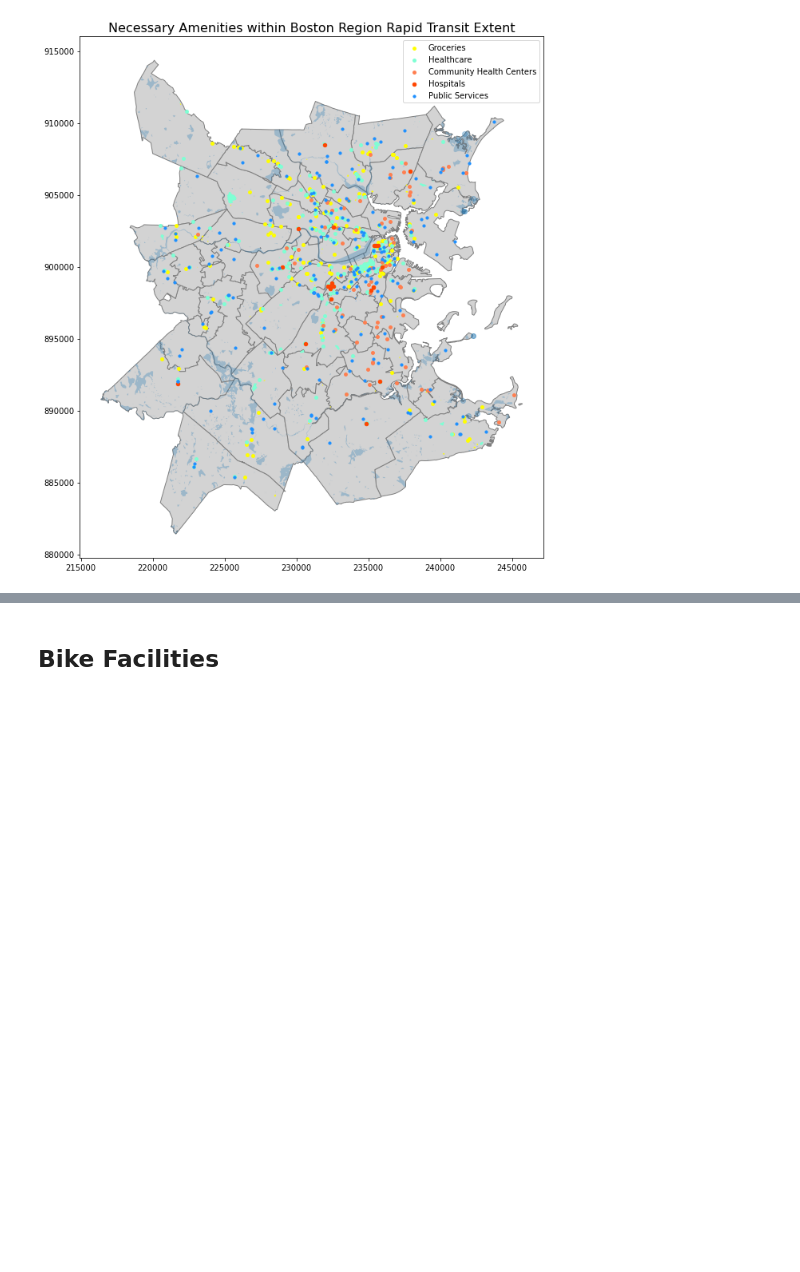
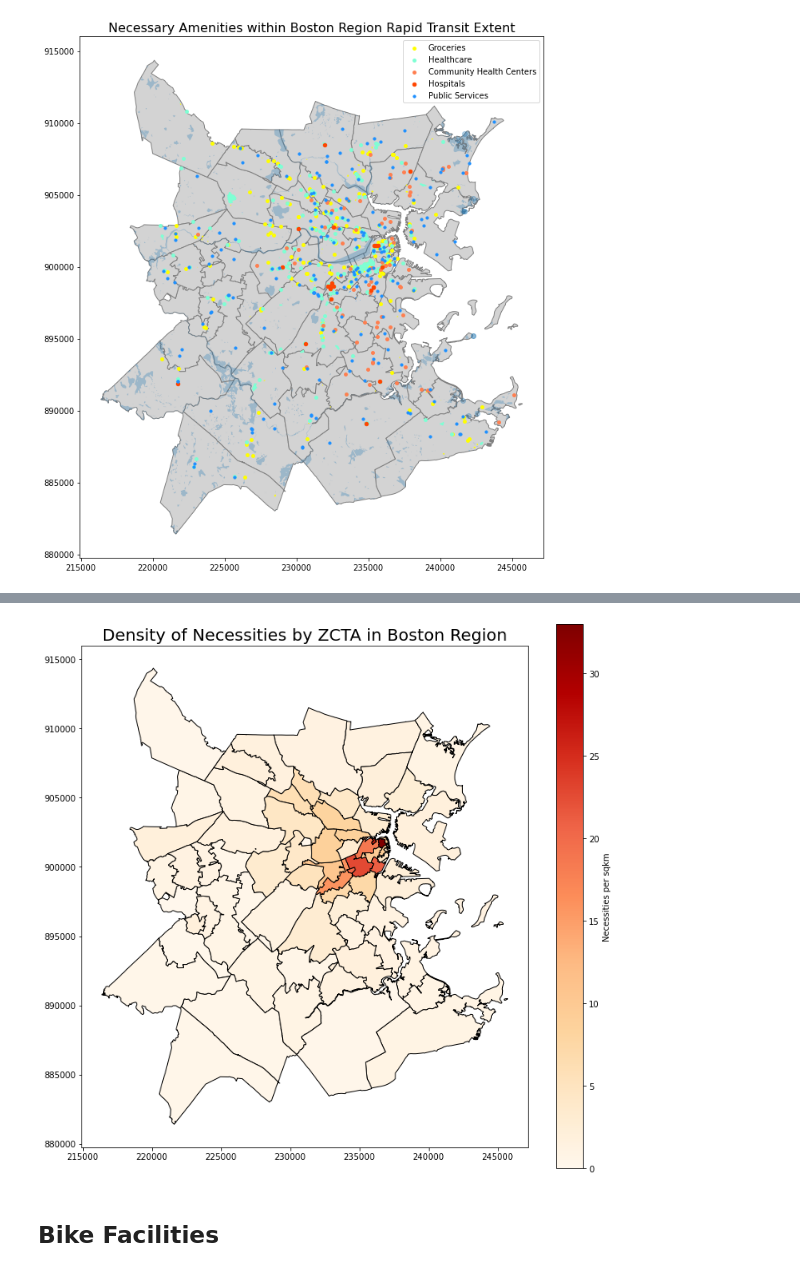
Before and after one commit to jcheng02/uep239-final-project, a Jupyter notebook: jcheng02_uep239_final_project.ipynb, the cells around one changed output, grey strips where cells are left out. Drawn from its saved outputs; the diff is of its cells as text; code cells hidden in the pictures; blank space fills up the shorter version.

Commit message:
Necessities and necessity densities counted/calculated and mapped.

```diff
--- a/jcheng02_uep239_final_project.ipynb
+++ b/jcheng02_uep239_final_project.ipynb
@@ -997,0 +1079,3 @@ plt.show()
+# %%
+public_service_count = count_nodes(public_service, rt_zcta, 'ZCTA5CE00', 'public_service_count')
+public_service_count
@@ -997,0 +1096,7 @@ plt.show()
+# %%
+zcta_necs = rt_zcta.merge(grocery_count, on=['ZCTA5CE00'], how='outer').fillna(0)
+zcta_necs = zcta_necs.merge(healthcare_count, on=['ZCTA5CE00'], how='outer').fillna(0)
+zcta_necs = zcta_necs.merge(comm_health_count, on=['ZCTA5CE00'], how='outer').fillna(0)
+zcta_necs = zcta_necs.merge(hospitals_count, on=['ZCTA5CE00'], how='outer').fillna(0)
+zcta_necs = zcta_necs.merge(public_service_count, on=['ZCTA5CE00'], how='outer').fillna(0)
+zcta_necs
@@ -997,0 +1117,3 @@ plt.show()
+# %%
+zcta_necs['necs_count'] = zcta_necs.grocery_count + zcta_necs.healthcare_count + zcta_necs.comm_health_count + zcta_necs.hospitals_count + zcta_necs.public_service_count
+zcta_necs
@@ -997,0 +1134,4 @@ plt.show()
+# %%
+# Calculate node density in nodes/sqkm.
+zcta_necs['necs_density'] = zcta_necs.necs_count/zcta_necs.area*(10**6)
+zcta_necs.sort_values(by='necs_density', ascending=False).head()
@@ -998,2 +1157,14 @@ plt.show()
+# %%
+# Map the density of necessities in each ZCTA.
+ax = zcta_necs.plot(column = 'necs_density',
+                      legend = True,
+                      edgecolor = 'black',
+                      cmap = 'OrRd',
+                      figsize = (12, 12),
+                      legend_kwds={'label': "Necessities per sqkm"})
+plt.title('Density of Necessities by ZCTA in Boston Region', fontsize = 20)
+plt.show()
+# %% [output]
+[figure, added]
 # %% [markdown]
 ## Bike Facilities
```
Also changed, not shown: parts of 10 cells of this notebook.
